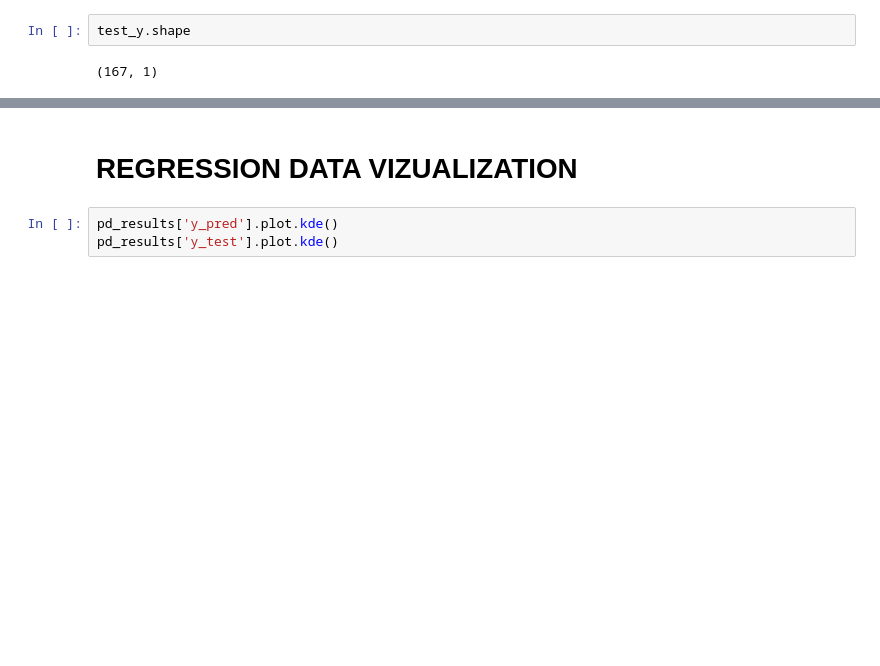
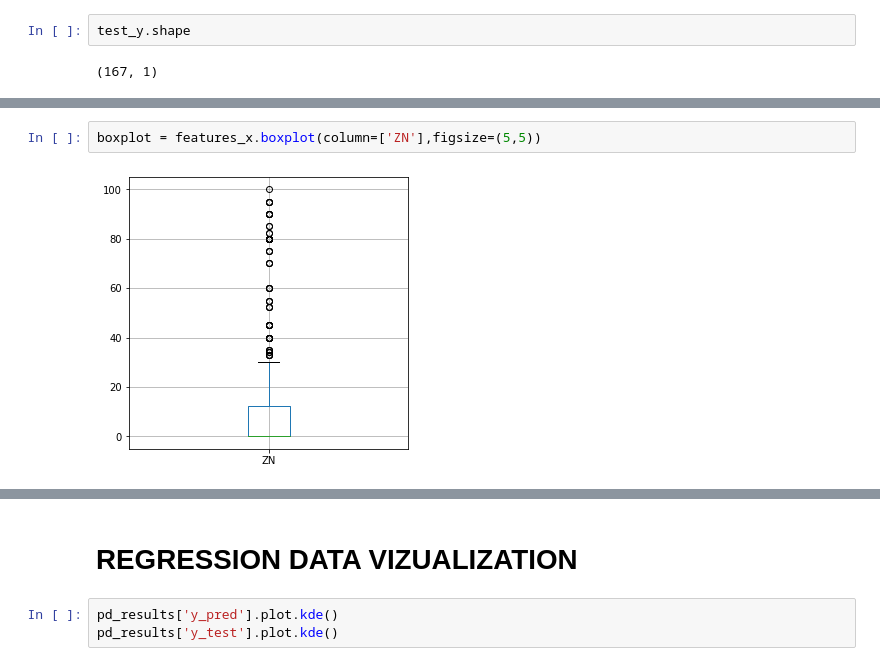
Before and after one commit to viswanath27/ml_models, a Jupyter notebook: regression/BOSTON_DATASET_REGRESSION.ipynb, the cells around one changed output, grey strips where cells are left out. Cells and saved outputs as stored; diff of their text form; blank space fills up the shorter version.

```diff
--- a/regression/BOSTON_DATASET_REGRESSION.ipynb
+++ b/regression/BOSTON_DATASET_REGRESSION.ipynb
@@ -286,0 +393,4 @@ pd_results
+# %%
+boxplot = features_x.boxplot(column=['ZN'],figsize=(5,5))
+# %% [output]
+[figure, added]
```
Also changed, not shown: parts of 49 cells of this notebook.
